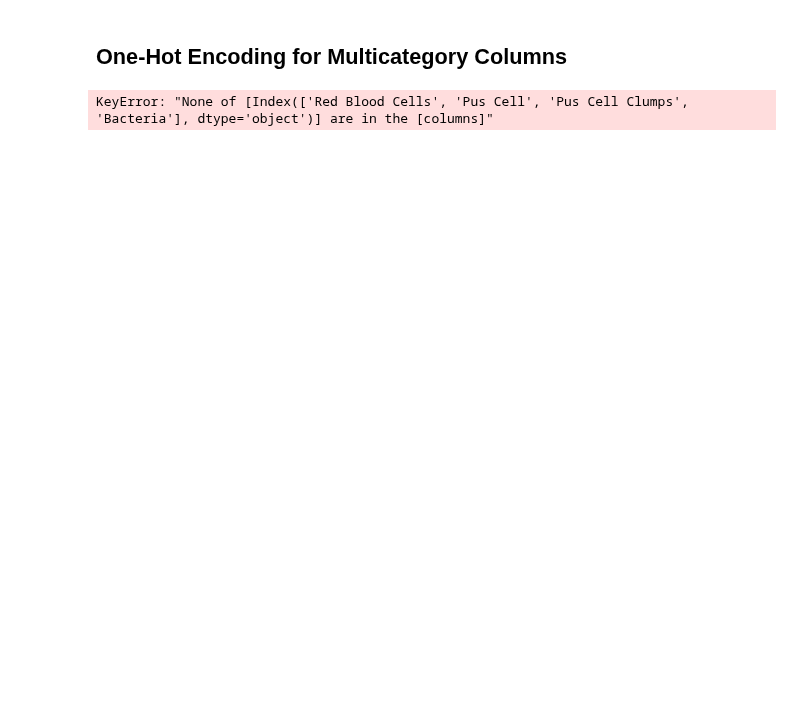
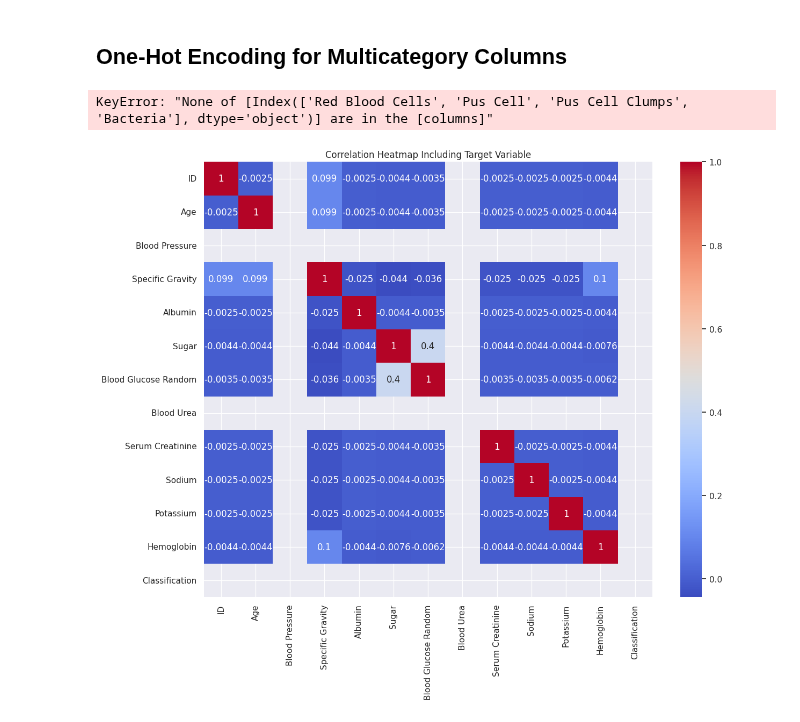
Before and after one commit to abshilpa/Chronic-Kidney-Disease-Data-Science-Project, a Jupyter notebook: MSC_Final_project_CKD.ipynb, the cells around one changed output. Saved outputs shown, nothing was run; the diff lists cells and outputs as text; code cells hidden in the pictures; blank space fills up the shorter version.

```diff
--- a/MSC_Final_project_CKD.ipynb
+++ b/MSC_Final_project_CKD.ipynb
@@ -449,14 +449,9 @@ plt.show()
 ## Feature Encoding
 ### Binary Encoding using LabelEncoder for Binary Features
 # %%
-# List of binary columns
-binary_cols = ['Hypertension', 'Diabetes Mellitus', 'Coronary Artery Disease', 'Appetite',
-               'Pedal Edema', 'Anemia', 'Classification']
-
-# Apply LabelEncoder to binary columns
+# Encode binary categorical columns
+binary_cols = ['Hypertension', 'Diabetes Mellitus', 'Coronary Artery Disease',
+               'Appetite', 'Pedal Edema', 'Anemia', 'Classification']
 le = LabelEncoder()
 for col in binary_cols:
     CKD_Data[col] = le.fit_transform(CKD_Data[col])
-
-# Check encoded values
-print(CKD_Data[binary_cols].head())
@@ -477,19 +458,16 @@ print(CKD_Data[binary_cols].head())
 # %% [markdown]
 ## One-Hot Encoding for Multicategory Columns
 # %%
-
-# Replace 'ckd' with 1 and 'notckd' with 0 in the 'Classification' column
-CKD_Data['Classification'] = CKD_Data['Classification'].apply(lambda x: 1 if x == 'ckd' else 0)
-
-
 # One-hot encode categorical columns with more than two categories
 categorical_columns = ['Red Blood Cells', 'Pus Cell', 'Pus Cell Clumps', 'Bacteria']
-CKD_Data = pd.get_dummies(CKD_Data, columns=categorical_columns)
-
-# Convert boolean columns (True/False) to integers (1/0)
-CKD_Data = CKD_Data.astype(int)
-
-# Check result after one-hot encoding and conversion
-print(CKD_Data.head())
+CKD_Data = pd.get_dummies(CKD_Data, columns=categorical_columns, drop_first=True)
 # %% [output]
 KeyError: "None of [Index(['Red Blood Cells', 'Pus Cell', 'Pus Cell Clumps', 'Bacteria'], dtype='object')] are in the [columns]"
+# %%
+# Correlation heatmap
+plt.figure(figsize=(12, 10))
+sns.heatmap(CKD_Data[num_cols + ['Classification']].corr(), annot=True, cmap='coolwarm')
+plt.title("Correlation Heatmap Including Target Variable")
+plt.show()
+# %% [output]
+[figure, added]
```
Also changed, not shown: parts of 1 cell of this notebook.
